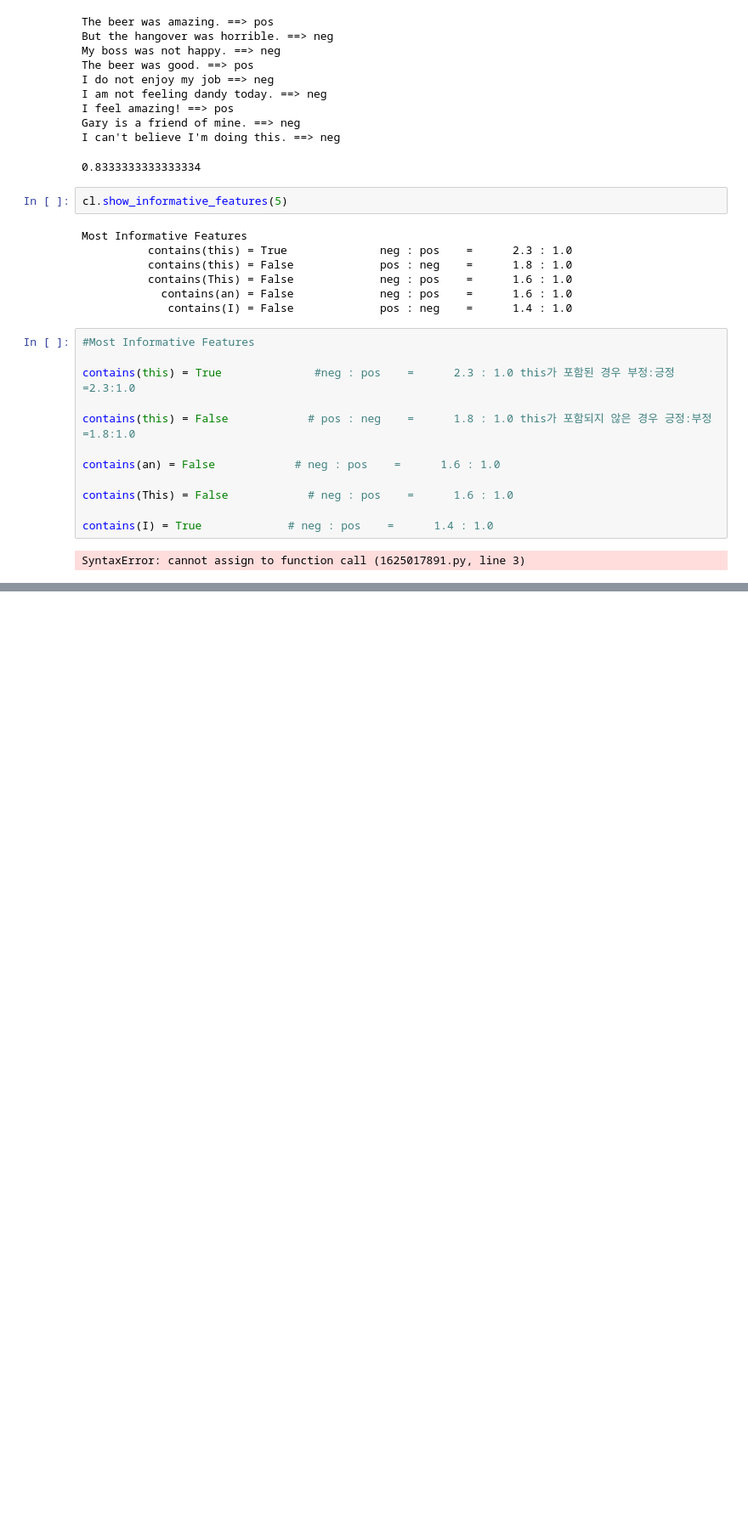
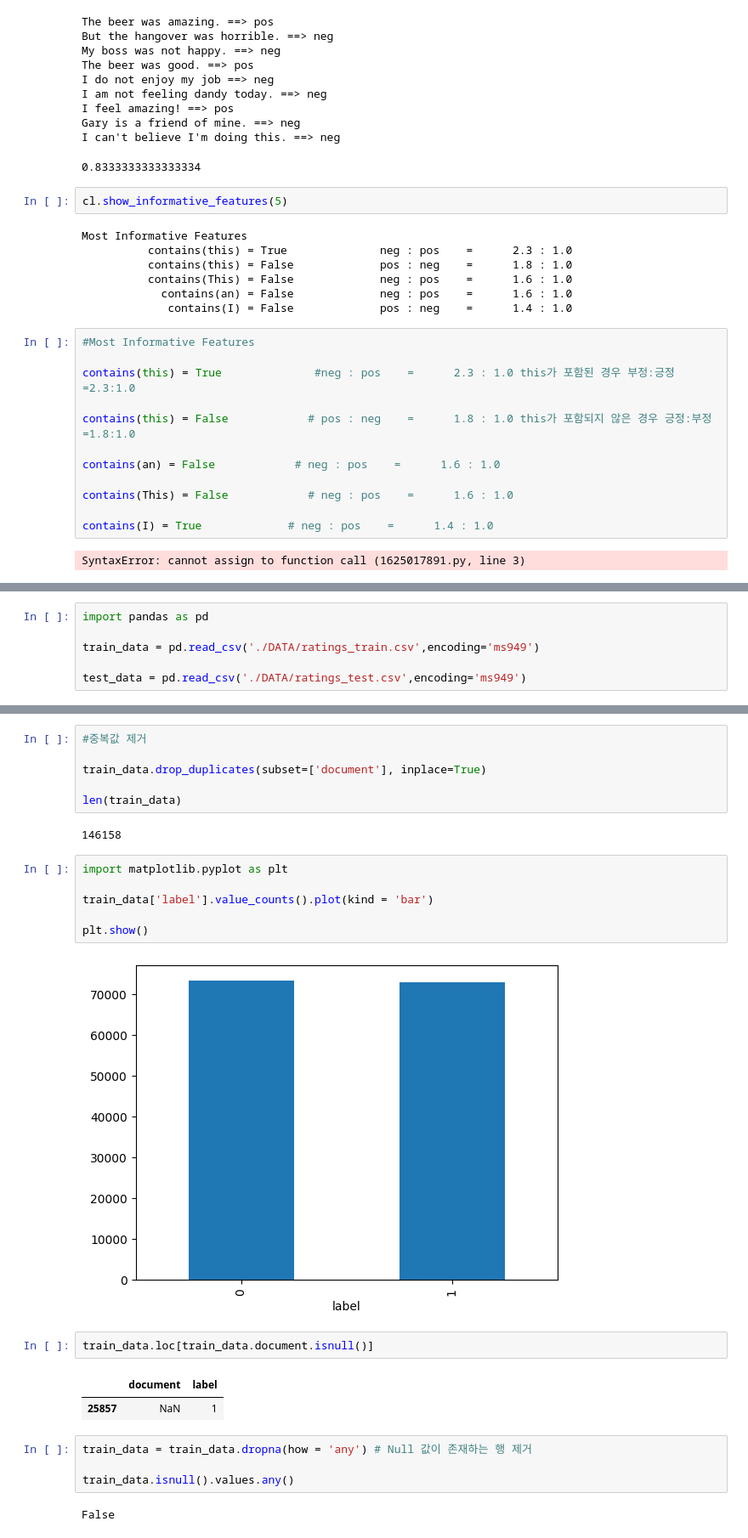
Before and after one commit to manki8908/Class_TJ_c22, a Jupyter notebook: python-텍스트마이닝.ipynb, the cells around one changed output, grey strips where cells are left out. Shown at 85% size. Cells and saved outputs as stored; diff of their text form; blank space fills up the shorter version.

```diff
--- a/python-텍스트마이닝.ipynb
+++ b/python-텍스트마이닝.ipynb
@@ -3679,0 +5243,6 @@ SyntaxError: cannot assign to function call (1625017891.py, line 3)
+# %%
+import pandas as pd
+
+train_data = pd.read_csv('./DATA/ratings_train.csv',encoding='ms949')
+
+test_data = pd.read_csv('./DATA/ratings_test.csv',encoding='ms949')
@@ -3679,0 +5272,27 @@ SyntaxError: cannot assign to function call (1625017891.py, line 3)
+# %%
+#중복값 제거
+
+train_data.drop_duplicates(subset=['document'], inplace=True)
+
+len(train_data)
+# %% [output]
+146158
+# %%
+import matplotlib.pyplot as plt
+
+train_data['label'].value_counts().plot(kind = 'bar')
+
+plt.show()
+# %% [output]
+[figure, added]
+# %%
+train_data.loc[train_data.document.isnull()]
+# %% [output]
+|  | document | label |
+| 25857 | NaN | 1 |
+# %%
+train_data = train_data.dropna(how = 'any') # Null 값이 존재하는 행 제거
+
+train_data.isnull().values.any()
+# %% [output]
+False
```
Also changed, not shown: parts of 84 cells of this notebook, 1 other file.
